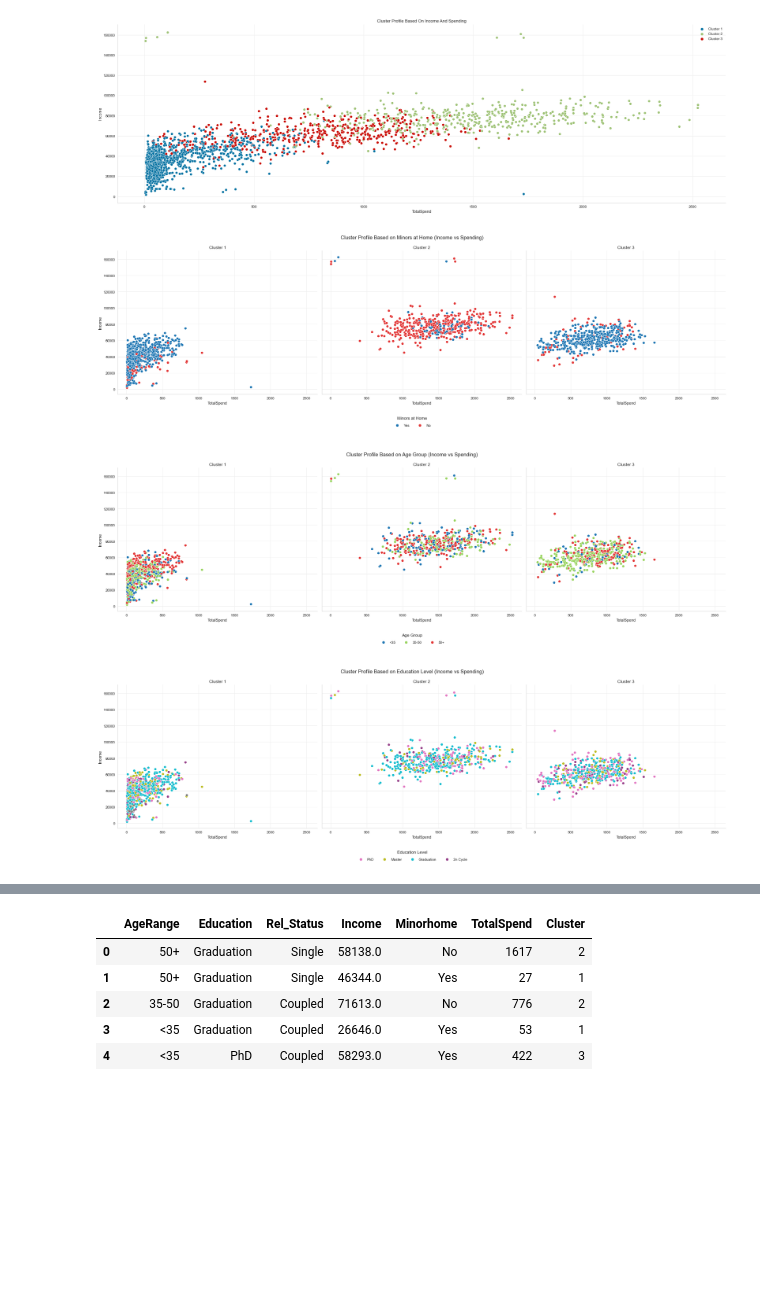
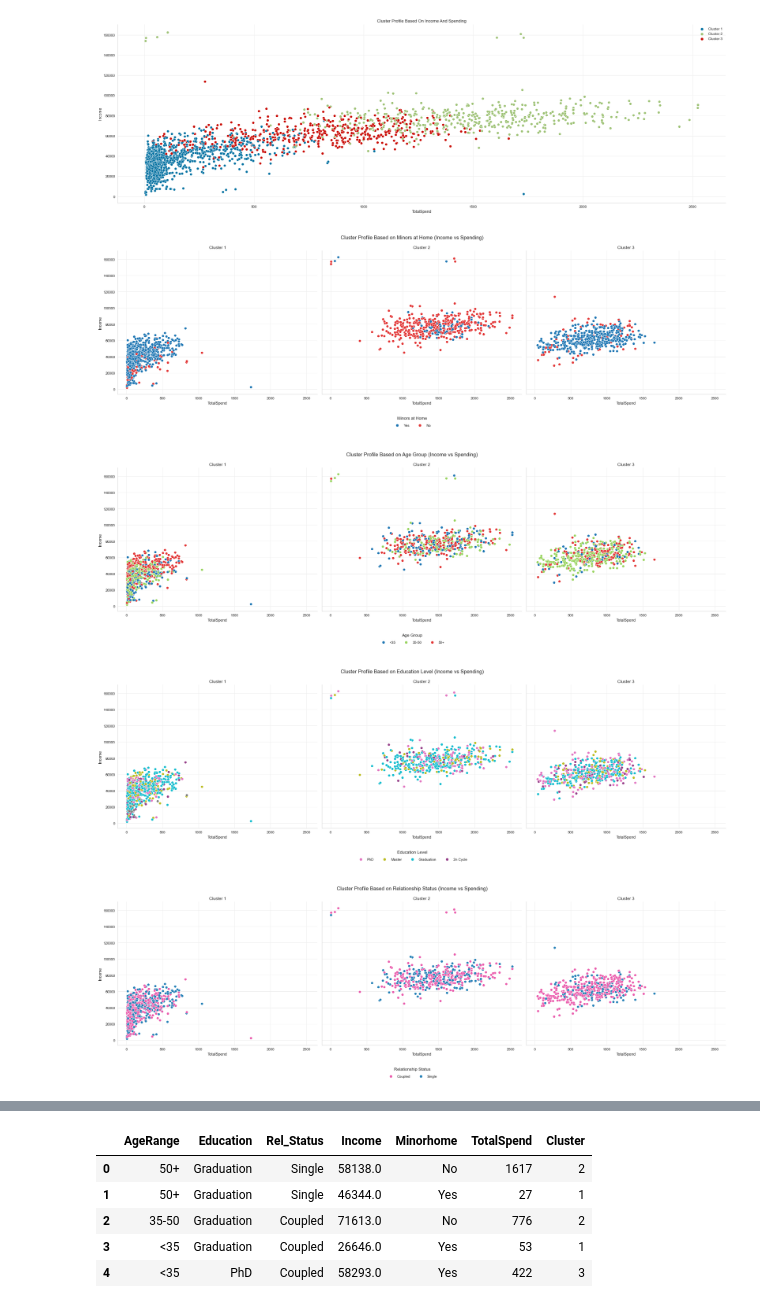
Before and after one commit to saranshkr/customer-profile-analysis, a Jupyter notebook: clustering-model.ipynb, the cells around one changed output, grey strips where cells are left out. Drawn from its saved outputs; the diff is of its cells as text; code cells hidden in the pictures; blank space fills up the shorter version.

```diff
--- a/clustering-model.ipynb
+++ b/clustering-model.ipynb
@@ -214,12 +212,15 @@ def plot_cluster_profile(column, color_palette, legend_title):
 minor_palette = {'Yes':'tab:blue', 'No':'#e33636'}
 age_palette = {'<35':'tab:blue', '35-50':'#99d45f', '50+':'#e33636'}
 education_palette = {'PhD':'#e377c2', 'Master':'#bcbd22', 'Graduation':'#17becf', 'Basic':'#7f7f7f', '2n Cycle':'#963F89'}
+relationship_palette = {'Coupled':'#eb5eae', 'Single':'#2782b8'}
 # %%
 plot_cluster_profile('Minorhome', minor_palette, 'Minors at Home')
 plot_cluster_profile('AgeRange', age_palette, 'Age Group')
 plot_cluster_profile('Education', education_palette, 'Education Level')
+plot_cluster_profile('Rel_Status', relationship_palette, 'Relationship Status')
 # %% [output]
 [figure]
 [figure]
 [figure]
+[figure, added]
 # %%
```
Also changed, not shown: parts of 7 cells of this notebook.
